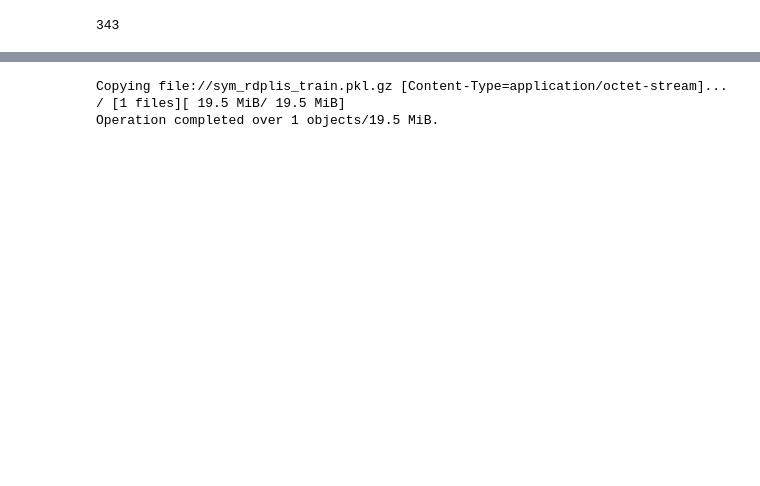
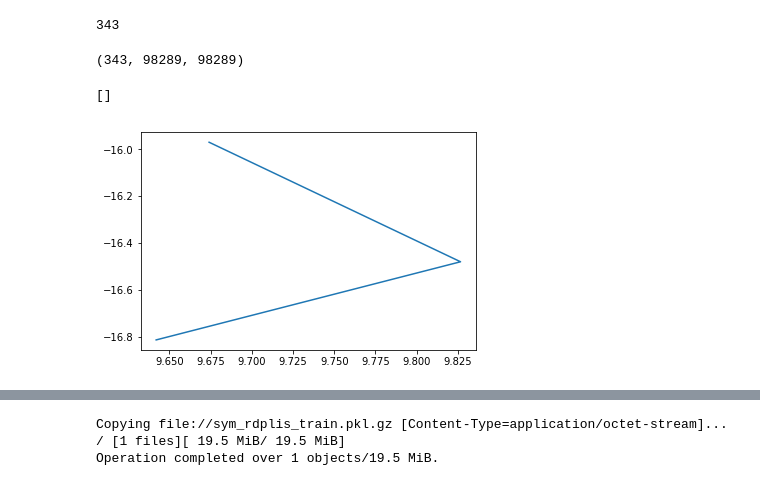
Before and after one commit to karino2/tegashiki, a Jupyter notebook: tegashiki_symbol.ipynb, the cells around one changed output, grey strips where cells are left out. Cells and saved outputs as stored; diff of their text form; code cells hidden in the pictures; blank space fills up the shorter version.

```diff
--- a/tegashiki_symbol.ipynb
+++ b/tegashiki_symbol.ipynb
@@ -835,0 +731,2 @@ poslislis = strokearr2poslislis(train_sym_raw_list[6]["strokes"])
+# %%
+train_rdplis = get_and_load("sym_rdplis_train.pkl.gz")
@@ -892,0 +788,12 @@ list3_to_max_stroke_len(train_rdplis)
+# %%
+list3_to_max_stroke_len(train_merged), len(train_merged), len(train_lis3)
+# %% [output]
+(343, 98289, 98289)
+# %%
+[tup for tup in train_indlen if tup[1] == 0]
+# %% [output]
+[]
+# %%
+plot_lis2(train_rdplis[1])
+# %% [output]
+[figure, added]
```
Also changed, not shown: parts of 171 cells of this notebook.
